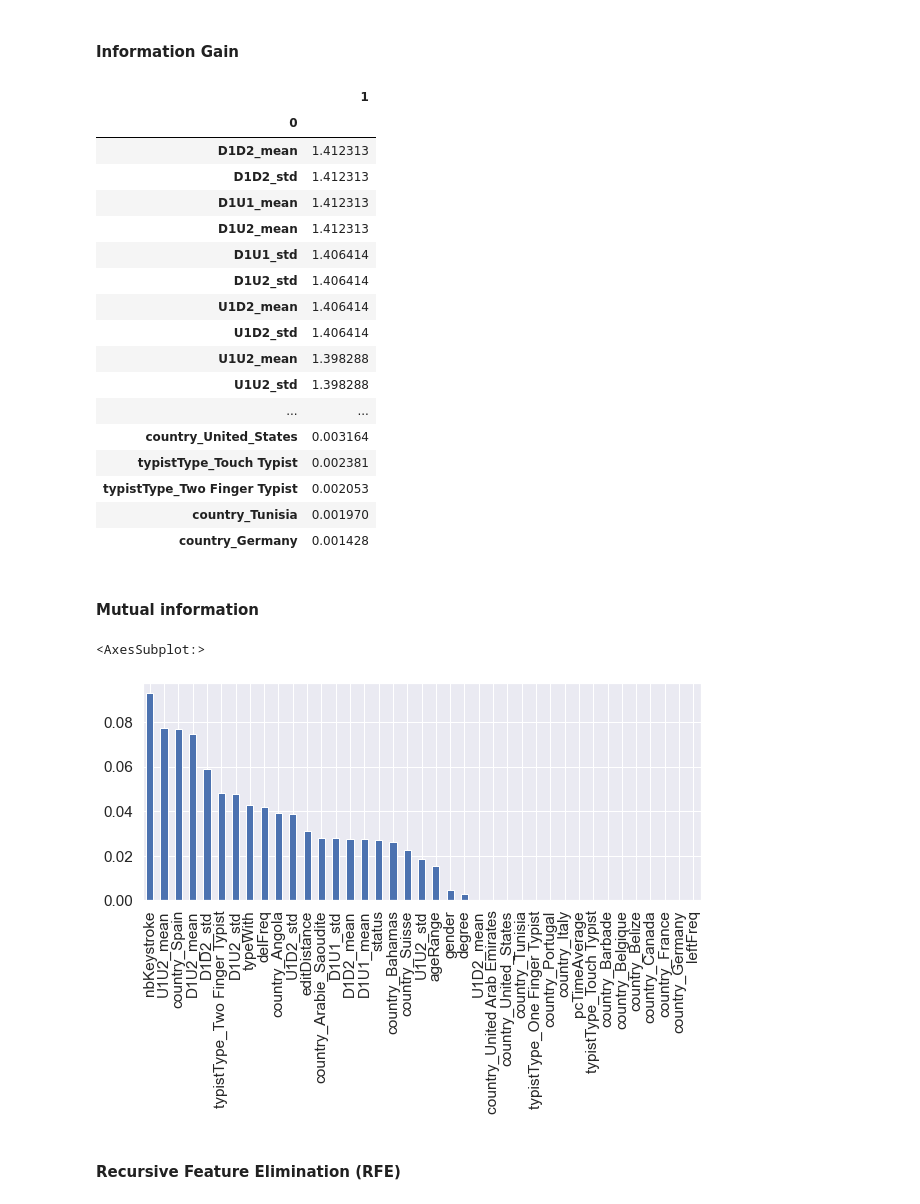
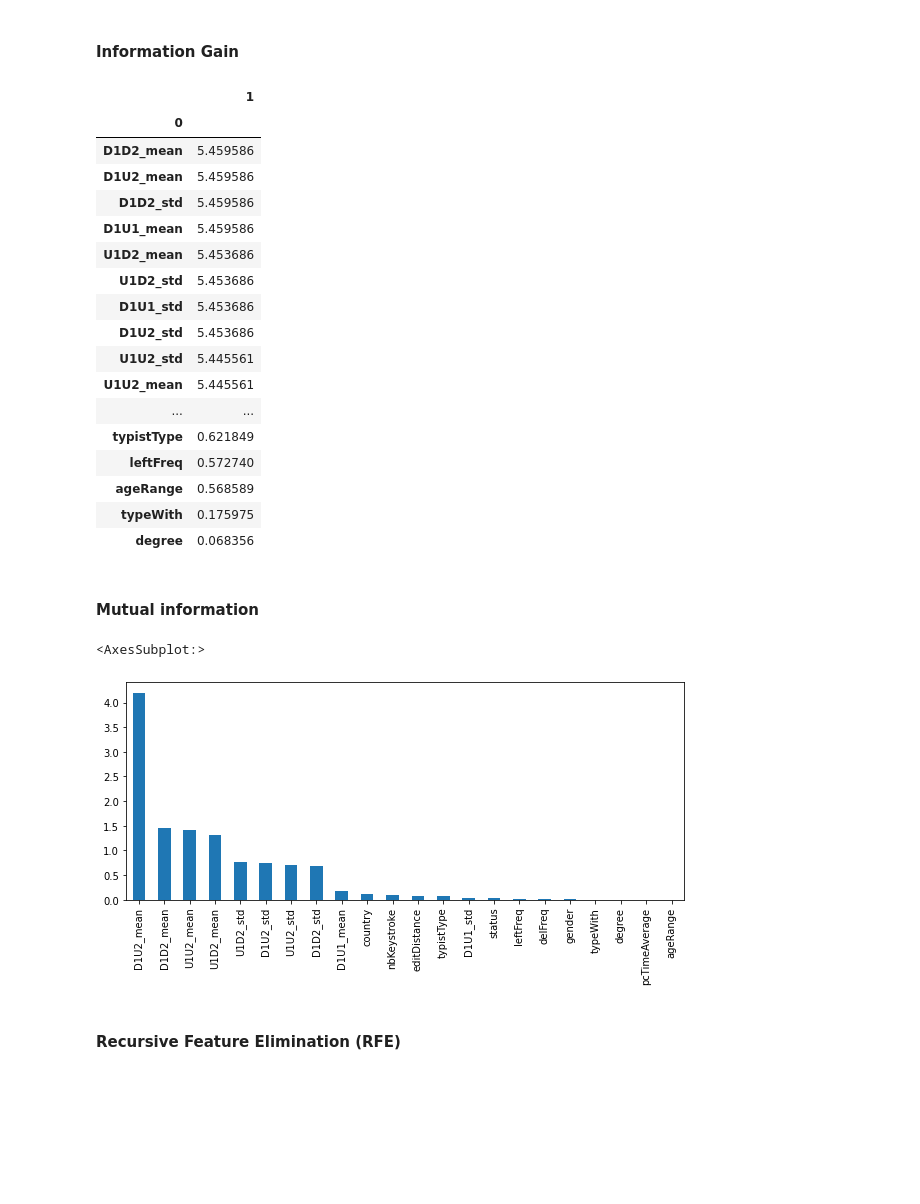
Before and after one commit to alodieboissonnet/EmotionRecognitionKeystrokeDynamics, a Jupyter notebook: data_analysis_free_text.ipynb, the cells around one changed output. Drawn from its saved outputs; the diff is of its cells as text; code cells hidden in the pictures; blank space fills up the shorter version.

```diff
--- a/data_analysis_free_text.ipynb
+++ b/data_analysis_free_text.ipynb
@@ -52,11 +52,11 @@ for i in range(len(df_free)):
     if df_free.keyCode[i] == '\\u0010' and not uppercase:   # shift key
         uppercase_tmp = True
         continue
-    if df_fixed.keyCode[i] == '¼':     # comma key
+    if df_free.keyCode[i] == '¼':     # comma key
         sentence += ','
         uppercase_tmp = False
         continue
-    if df_fixed.keyCode[i] == 'ß':     # exclamation mark key
+    if df_free.keyCode[i] == 'ß':     # exclamation mark key
         sentence += '!'
         uppercase_tmp = False
         continue
@@ -86,7 +86,6 @@ for i in range(len(df_free)):
     sentence += df_free.keyCode[i]
 
 text_free = text_free.append(pd.DataFrame([[sentence, i_start, i]], columns=['sentence', 'idx_start', 'idx_end']), ignore_index = True)
-#text_free
 # %%
 # drop features highly correlated  with other features
 df_free = df_free.drop(['D1U3','D1D3'], axis=1)
@@ -339,21 +338,6 @@ def compute_metrics(clf, dataX, dataY, show=False):
 # %%
 data_free = df_free_all.loc[:,df_free_all.columns.difference(['user_index','answer','emotionIndex','userId','textIndex','TotTime','text_index','idx_start','idx_end','sentence'])]
 label_free = df_free_all.emotionIndex.map({'N':0,'H':1,'C':2,'S':3,'A':4})
-# %%
-data_free = df_free_all.loc[:,df_free_all.columns.difference(['user_index','answer','emotionIndex','userId','textIndex','TotTime','text_index','idx_start','idx_end','sentence'])]
-label_free = df_free_all.emotionIndex.map({'N':0,'H':1,'C':2,'S':3,'A':4})
-# %%
-data_free.gender = (data_free.gender == 'Male')
-data_free.ageRange = data_free.ageRange.map({'16-19':1,'20-29':2,'30-39':3,'>=50':4})
-#data_free.answer = data_free.answer.map({'R':1, 'W':0})
-data_free.degree = data_free.degree.map({'High School':1, 'College/University':2})
-data_free.pcTimeAverage = data_free.pcTimeAverage.map({'less than an hour per day':1, 'between 1 hour and 3 hours per day':2, 'More than 3 hours per day':3})
-data_free.status = data_free.status.map({'Student':1, 'Professional':2})
-data_free.typeWith = data_free.typeWith.map({'1 hand':1, '2 hands':2})
-#data_free = pd.get_dummies(data_free, columns=['country','typistType'])
-data_free.country = data_free.country.astype('category').cat.codes
-data_free.typistType = data_free.typistType.astype('category').cat.codes
-data_free = data_free.fillna(-1)
 # %%
 # convert categorical features into numerical features
 data_free.gender = (data_free.gender == 'Male')
@@ -685,41 +677,41 @@ from info_gain import info_gain
 
 importances_ig = []
 for col in data_free.columns:
-    importances_ig.append(info_gain.info_gain(data_free[col],label_free))
+    importances_ig.append(info_gain.info_gain(data_free[col],data_free.D1U2_mean))
 indices_ig = np.argsort(importances_ig)[::-1]
 pd.concat([pd.Series(data_free.columns[indices_ig]), pd.Series(np.sort(importances_ig)[::-1])], axis=1).set_index(0)
 # %% [output]
 |  | 1 |
 | 0 |  |
-| D1D2_mean | 1.412313 |
-| D1D2_std | 1.412313 |
-| D1U1_mean | 1.412313 |
-| D1U2_mean | 1.412313 |
-| D1U1_std | 1.406414 |
-| D1U2_std | 1.406414 |
-| U1D2_mean | 1.406414 |
-| U1D2_std | 1.406414 |
-| U1U2_mean | 1.398288 |
-| U1U2_std | 1.398288 |
+| D1D2_mean | 5.459586 |
+| D1U2_mean | 5.459586 |
+| D1D2_std | 5.459586 |
+| D1U1_mean | 5.459586 |
+| U1D2_mean | 5.453686 |
+| U1D2_std | 5.453686 |
+| D1U1_std | 5.453686 |
+| D1U2_std | 5.453686 |
+| U1U2_std | 5.445561 |
+| U1U2_mean | 5.445561 |
 | ... | ... |
-| country_United_States | 0.003164 |
-| typistType_Touch Typist | 0.002381 |
-| typistType_Two Finger Typist | 0.002053 |
-| country_Tunisia | 0.001970 |
-| country_Germany | 0.001428 |
+| typistType | 0.621849 |
+| leftFreq | 0.572740 |
+| ageRange | 0.568589 |
+| typeWith | 0.175975 |
+| degree | 0.068356 |
 # %% [markdown]
 #### Mutual information
 # %%
 from sklearn.feature_selection import mutual_info_regression
 
-mi = mutual_info_regression(data_free, label_free)
+mi = mutual_info_regression(data_free, data_free.D1U2_mean)
 mi = pd.Series(mi)
 mi.index = data_free.columns
 mi.sort_values(ascending=False)
 mi.sort_values(ascending=False).plot.bar(figsize=(10, 4))
 # %% [output]
 <AxesSubplot:>
-[figure, old version]
+[figure, new version]
 # %% [markdown]
 #### Recursive Feature Elimination (RFE)
 # %%
```
Also changed, not shown: parts of 10 cells of this notebook, 1 other file.
